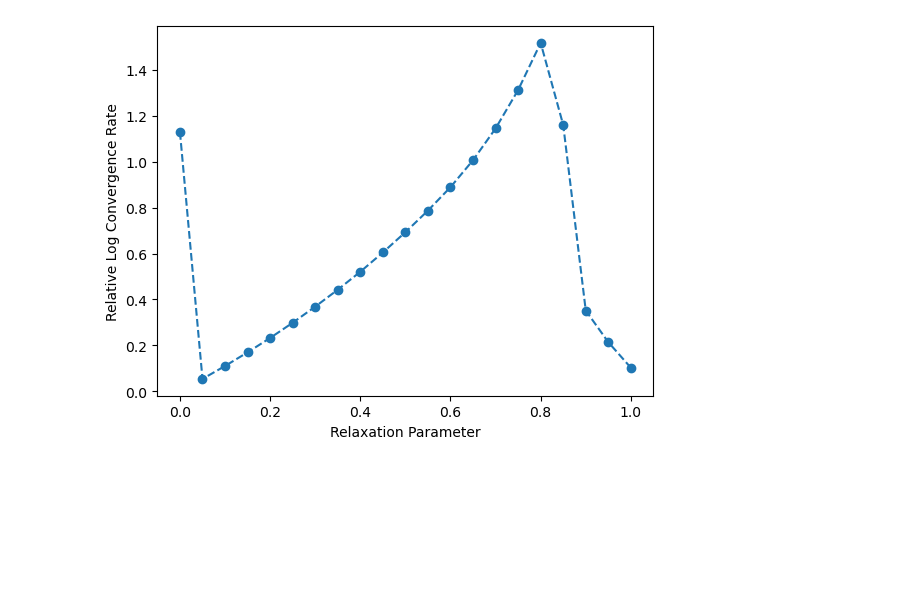
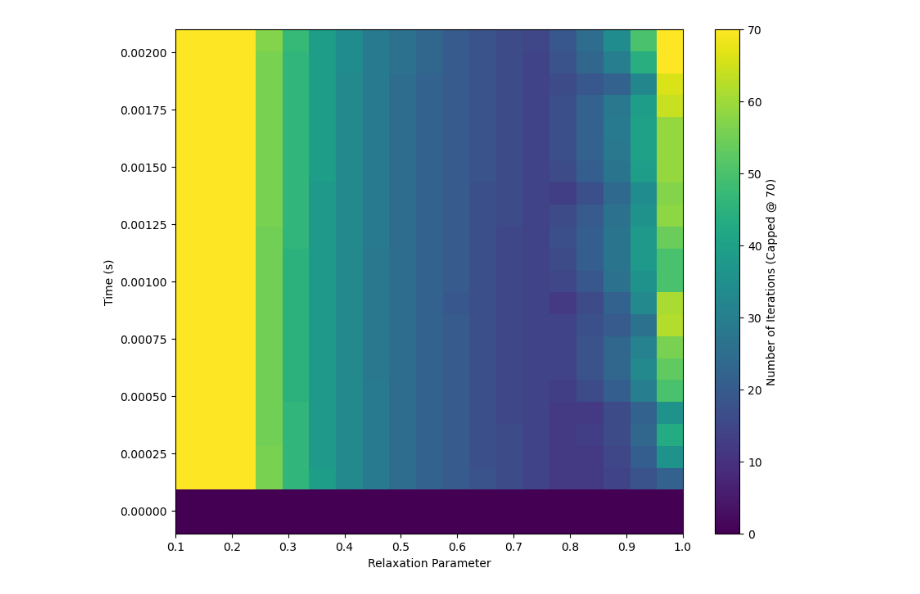
Before and after one commit to brianphung/Norma.jl, a Jupyter notebook: examples/contact/implicit-dynamic/friction-cubes/characterize_relaxation.ipynb, the cells around one changed output. Cells and saved outputs as stored; diff of their text form; code cells hidden in the pictures; blank space fills up the shorter version.

Commit message:
Convergence rates.

```diff
--- a/examples/contact/implicit-dynamic/friction-cubes/characterize_relaxation.ipynb
+++ b/examples/contact/implicit-dynamic/friction-cubes/characterize_relaxation.ipynb
@@ -218,7 +135,38 @@ plt.savefig('absolute_convergence.png')
-# %%
-plt.plot(relaxation_parameters, np.abs(rate_of_convergence_r), 'o--')
-plt.xlabel('Relaxation Parameter')
-plt.ylabel('Relative Log Convergence Rate')
-plt.savefig('relative_convergence.png')
-# %% [output]
-[figure, removed]
+# %%
+def plot_qoi_heatmap(data, relaxation_params, time_points, label='QOI'):
+    """
+    Plots a heatmap for a 2D grid representing QOIs.
+
+    Parameters:
+    - data: 2D array-like, where each element represents the QOI at a given relaxation parameter and time.
+    - relaxation_params: 1D array-like, relaxation parameters.
+    - time_points: 1D array-like, time points.
+    """
+    # Create a figure
+    plt.figure(figsize=(10, 8))
+    data = data.T
+    # Create the heatmap
+    plt.imshow(data[::-1,:], aspect='auto', cmap='viridis',
+               extent=[relaxation_params[0], relaxation_params[-1], time_points[0], time_points[-1]])
+
+    # Add color bar
+    plt.colorbar(label=label)
+
+    # Set labels and title
+    plt.xlabel('Relaxation Parameter')
+    plt.ylabel('Time (s)')
+    #plt.title('')
+    plt.savefig(f'{label}.png')
+    # Show the plot
+    plt.show()
+
+time_points = np.linspace(-1.e-4,0.0021,23)
+# print(number_of_iterations)
+# print(np.array(rate_of_convergence_a).shape)
+# %%
+number_of_iterations = np.array(number_of_iterations)
+capped_number_of_iters = number_of_iterations
+capped_number_of_iters[capped_number_of_iters > 70] = 70
+plot_qoi_heatmap(capped_number_of_iters, relaxation_parameters, time_points, "Number of Iterations (Capped @ 70)")
+# %% [output]
+[figure, added]
```
Also changed, not shown: parts of 8 cells of this notebook, 12 other files.
